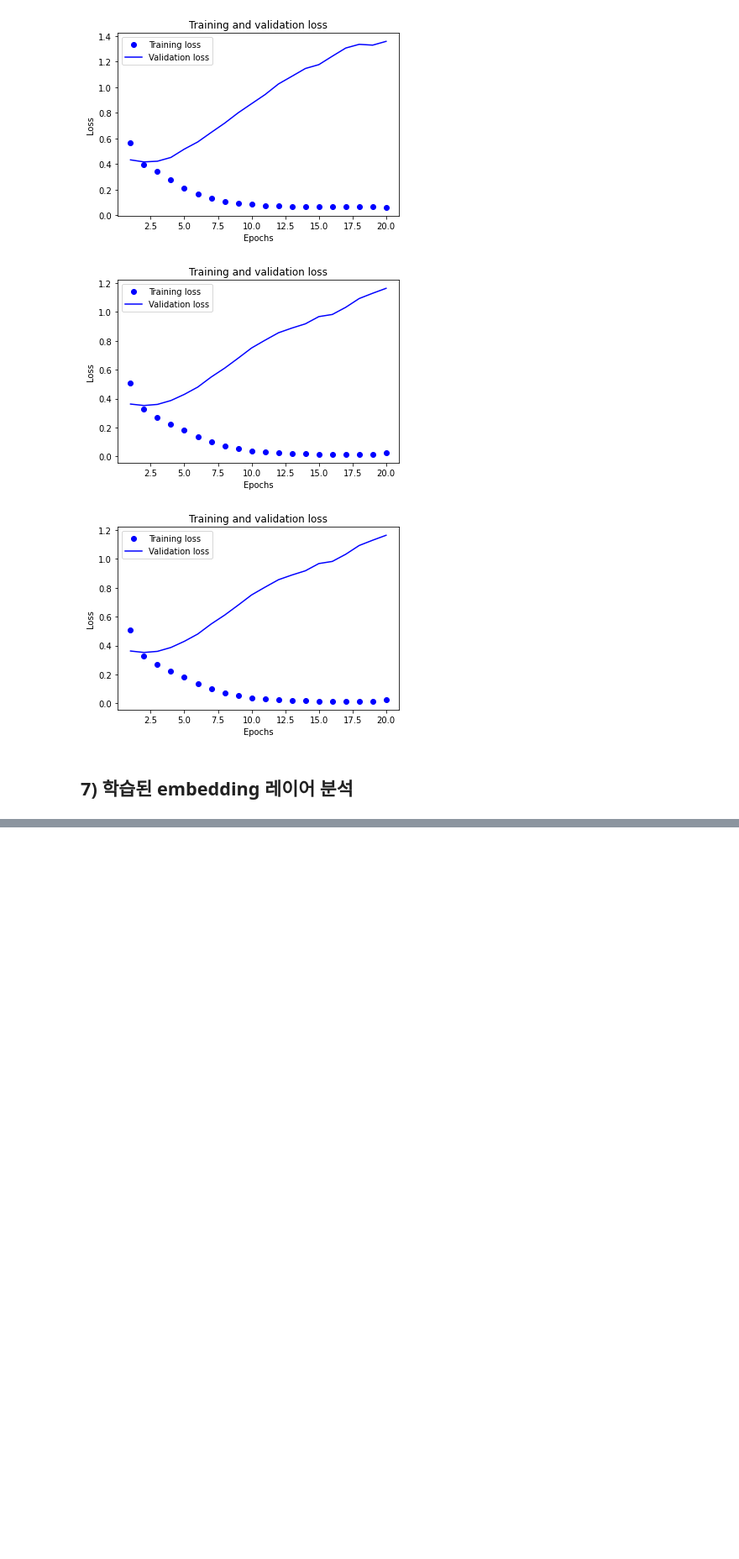
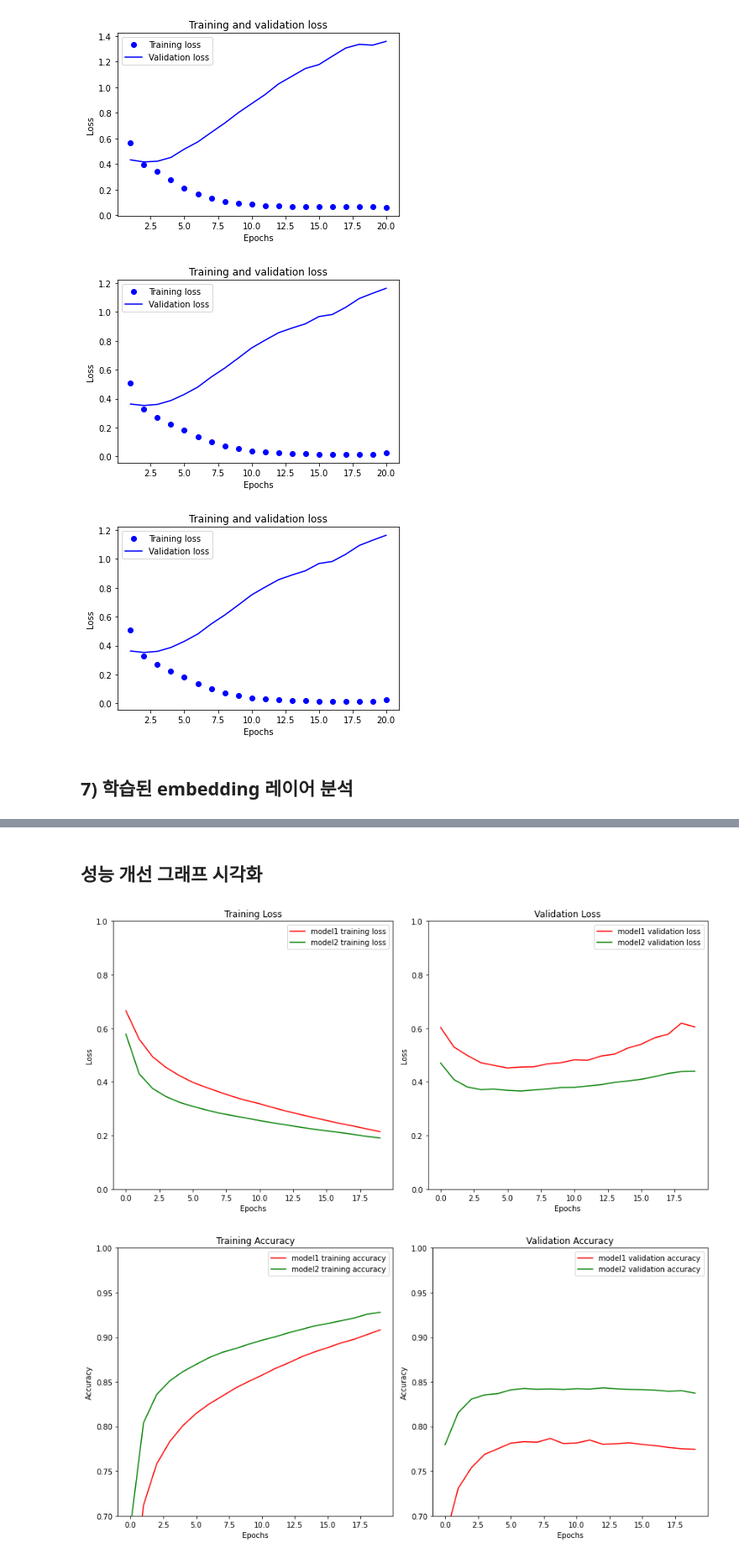
Before and after one commit to 3n952/aiffel_6, a Jupyter notebook: ex04/ex04_1.ipynb, the cells around one changed output, grey strips where cells are left out. Shown at 84% size. Cells and saved outputs as stored; diff of their text form; code cells hidden in the pictures; blank space fills up the shorter version.

```diff
--- a/ex04/ex04_1.ipynb
+++ b/ex04/ex04_1.ipynb
@@ -530,0 +547,9 @@ word2vec_file_path = os.getenv('HOME')+'/aiffel/workspace/sentimental_classifica
+# %%
+# embedding layer를 바꿔주기
+index_to_word = {index:word for word, index in word_to_index.items()}
+embedding_matrix = np.random.rand(vocab_size, word_vector_dim)
+
+# embedding_matrix에 Word2Vec 워드 벡터를 단어 하나씩마다 차례차례 카피한다.
+for i in range(4,vocab_size):
+    if index_to_word[i] in vector:
+        embedding_matrix[i] = vector[index_to_word[i]]
@@ -530,0 +574,11 @@ word2vec_file_path = os.getenv('HOME')+'/aiffel/workspace/sentimental_classifica
+# %%
+#모델2 : lstm
+model2 = tf.keras.Sequential()
+model2.add(tf.keras.layers.Embedding(vocab_size,
+                                     word_vector_dim,
+                                     embeddings_initializer=Constant(embedding_matrix),  # 카피한 임베딩을 여기서 활용
+                                     input_length=48,
+                                     trainable=True))   # trainable을 True로 주면 Fine-tuning
+model2.add(tf.keras.layers.LSTM(10))   # 가장 널리 쓰이는 RNN인 LSTM 레이어를 사용하였습니다. 이때 LSTM state 벡터의 차원수는 8로 하였습니다. (변경 가능)
+model2.add(tf.keras.layers.Dense(10, activation='relu'))
+model2.add(tf.keras.layers.Dense(1, activation='sigmoid'))  # 최종 출력은 긍정/부정을 나타내는 1dim 입니다.
@@ -530,0 +639,56 @@ word2vec_file_path = os.getenv('HOME')+'/aiffel/workspace/sentimental_classifica
+# %% [markdown]
+## 성능 개선 그래프 시각화
+# %%
+# 서브플롯을 사용하여 그래프 그리기
+import matplotlib.pyplot as plt
+
+# 훈련 손실 그래프
+plt.figure(figsize=(12, 6))
+plt.subplot(1, 2, 1)
+plt.plot(history1.history['loss'], 'r', label='model1 training loss')
+plt.plot(history2.history['loss'], 'g', label='model2 training loss')
+plt.title('Training Loss')
+plt.xlabel('Epochs')
+plt.ylabel('Loss')
+plt.legend()
+plt.ylim(0.0, 1.0)
+
+# 검증 손실 그래프
+plt.subplot(1, 2, 2)
+plt.plot(history1.history['val_loss'], 'r', label='model1 validation loss')
+plt.plot(history2.history['val_loss'], 'g', label='model2 validation loss')
+plt.title('Validation Loss')
+plt.xlabel('Epochs')
+plt.ylabel('Loss')
+plt.legend()
+plt.ylim(0.0, 1.0)
+
+plt.tight_layout()
+plt.show()
+
+# 훈련 정확도 그래프
+plt.figure(figsize=(12, 6))
+plt.subplot(1, 2, 1)
+plt.plot(history1.history['accuracy'], 'r', label='model1 training accuracy')
+plt.plot(history2.history['accuracy'], 'g', label='model2 training accuracy')
+plt.title('Training Accuracy')
+plt.xlabel('Epochs')
+plt.ylabel('Accuracy')
+plt.legend()
+plt.ylim(0.7, 1.0)
+
+# 검증 정확도 그래프
+plt.subplot(1, 2, 2)
+plt.plot(history1.history['val_accuracy'], 'r', label='model1 validation accuracy')
+plt.plot(history2.history['val_accuracy'], 'g', label='model2 validation accuracy')
+plt.title('Validation Accuracy')
+plt.xlabel('Epochs')
+plt.ylabel('Accuracy')
+plt.legend()
+plt.ylim(0.7, 1.0)
+
+plt.tight_layout()
+plt.show()
+# %% [output]
+[figure, added]
+[figure, added]
```
Also changed, not shown: parts of 5 cells of this notebook.
